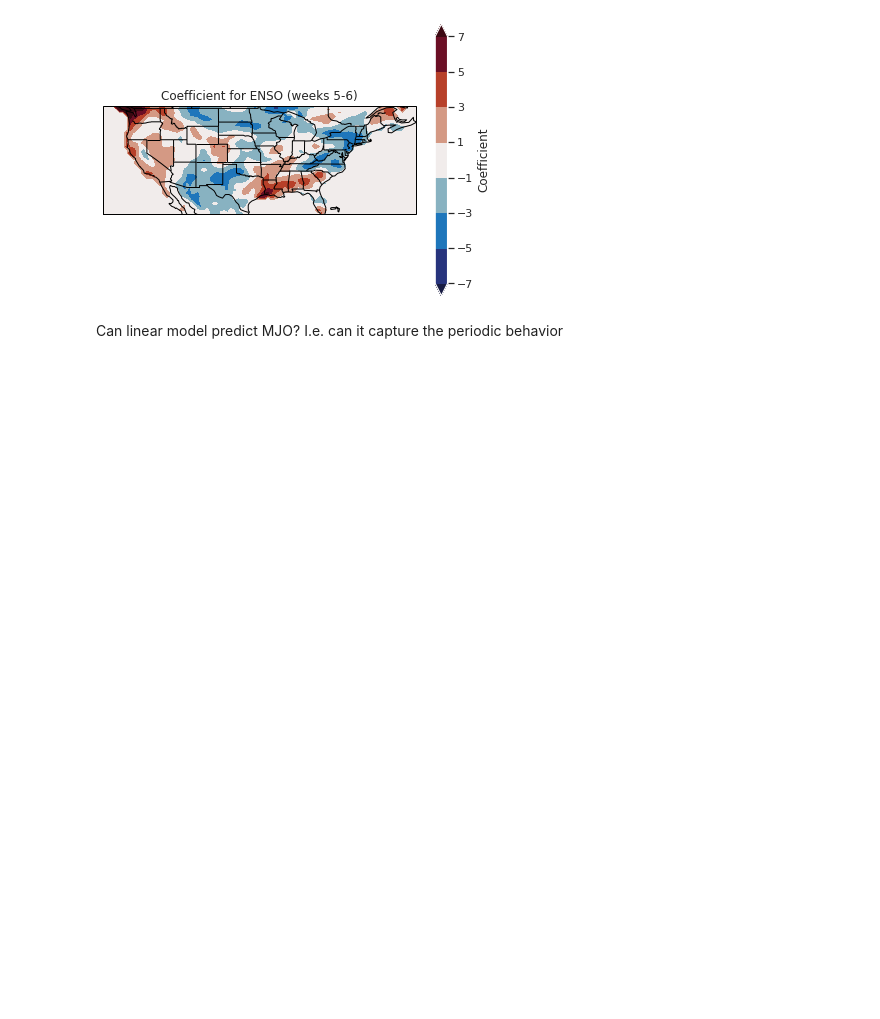
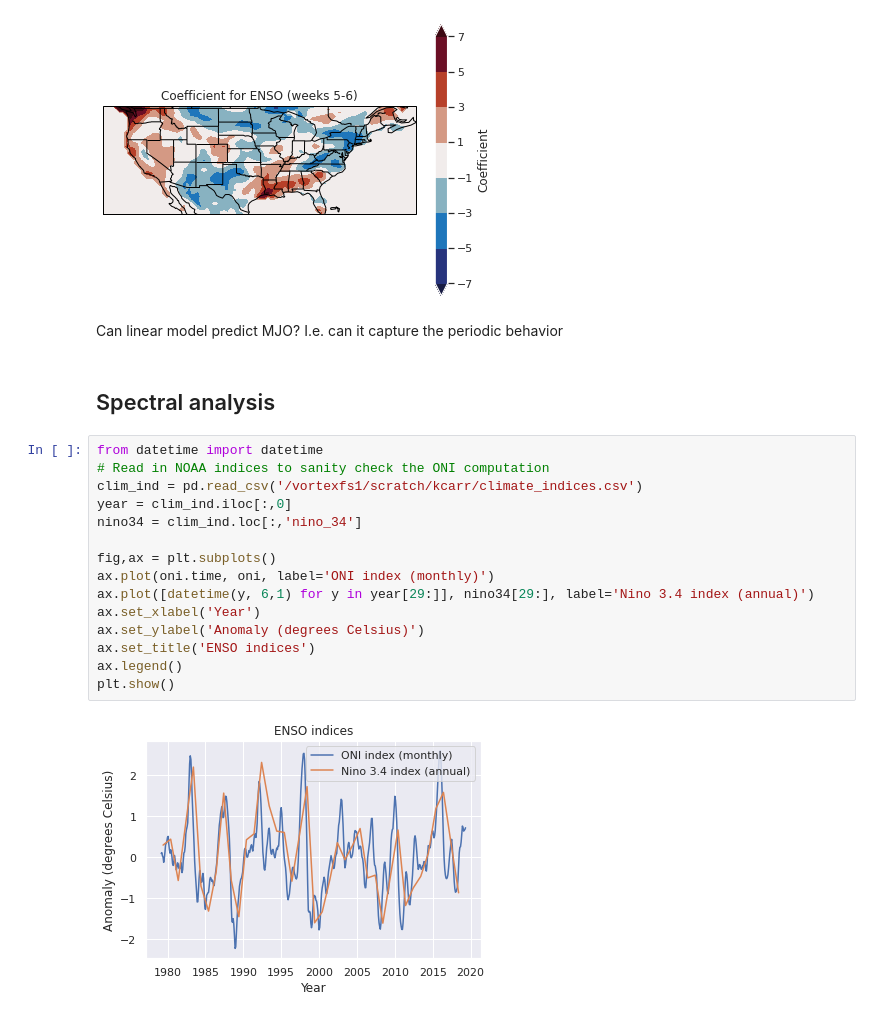
Before and after one commit to ktcarr/12.805, a Jupyter notebook: mjo-analysis_era-interim.ipynb, the cells around one changed output. Saved outputs shown, nothing was run; the diff lists cells and outputs as text; blank space fills up the shorter version.

Commit message:
added spectral analysis of mjo/enso

```diff
--- a/mjo-analysis_era-interim.ipynb
+++ b/mjo-analysis_era-interim.ipynb
@@ -739,3 +732,22 @@ plt.show()
 [figure]
 # %% [markdown]
 Can linear model predict MJO? I.e. can it capture the periodic behavior
+# %% [markdown]
+## Spectral analysis
+# %%
+from datetime import datetime
+# Read in NOAA indices to sanity check the ONI computation
+clim_ind = pd.read_csv('/vortexfs1/scratch/kcarr/climate_indices.csv')
+year = clim_ind.iloc[:,0]
+nino34 = clim_ind.loc[:,'nino_34']
+
+fig,ax = plt.subplots()
+ax.plot(oni.time, oni, label='ONI index (monthly)')
+ax.plot([datetime(y, 6,1) for y in year[29:]], nino34[29:], label='Nino 3.4 index (annual)')
+ax.set_xlabel('Year')
+ax.set_ylabel('Anomaly (degrees Celsius)')
+ax.set_title('ENSO indices')
+ax.legend()
+plt.show()
+# %% [output]
+[figure, added]
```
Also changed, not shown: parts of 23 cells of this notebook.
